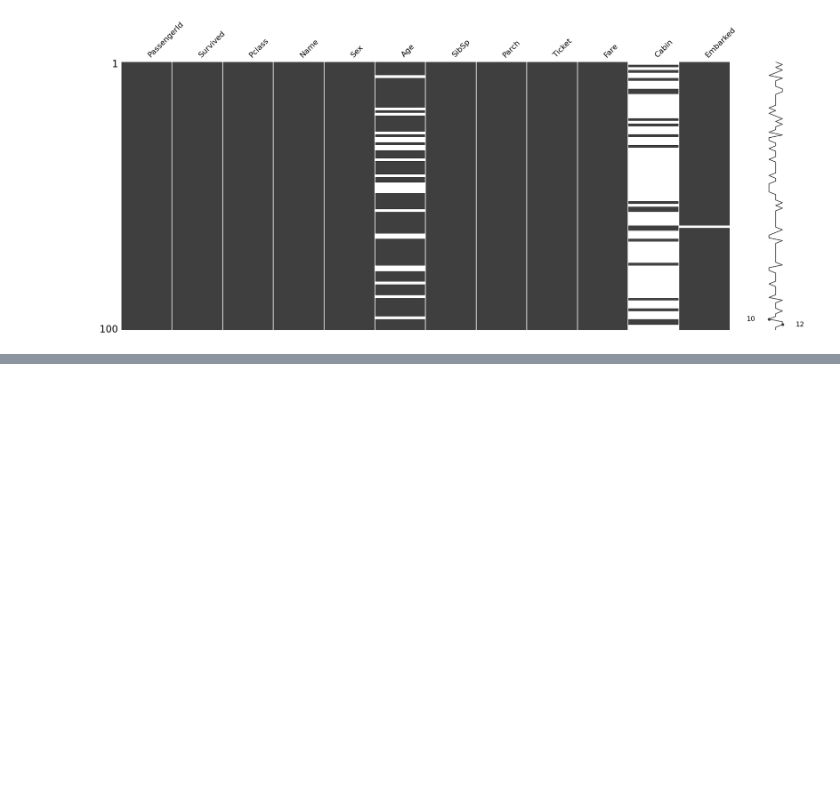
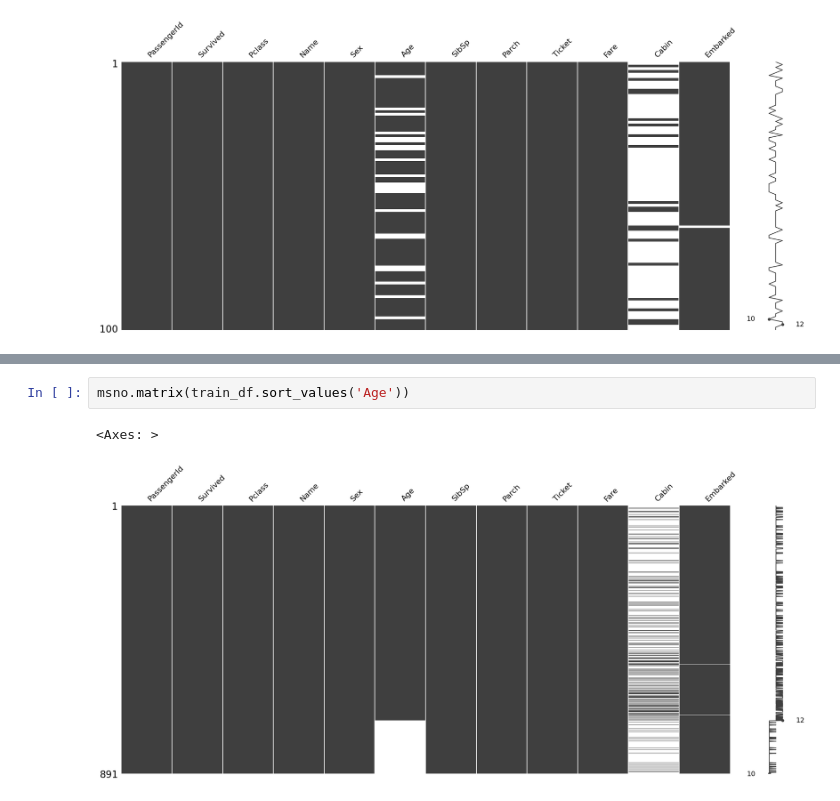
Before and after one commit to bhargav-borah/forked-practice-notebooks, a Jupyter notebook: a-guide-to-handling-missing-values-in-python/handling-missing-values.ipynb, the cells around one changed output, grey strips where cells are left out. Saved outputs shown, nothing was run; the diff lists cells and outputs as text; blank space fills up the shorter version.

```diff
--- a/a-guide-to-handling-missing-values-in-python/handling-missing-values.ipynb
+++ b/a-guide-to-handling-missing-values-in-python/handling-missing-values.ipynb
@@ -156,0 +176,5 @@ msno.matrix(train_df.head(100))
+# %%
+msno.matrix(train_df.sort_values('Age'))
+# %% [output]
+<Axes: >
+[figure, added]
```
Also changed, not shown: parts of 9 cells of this notebook.
